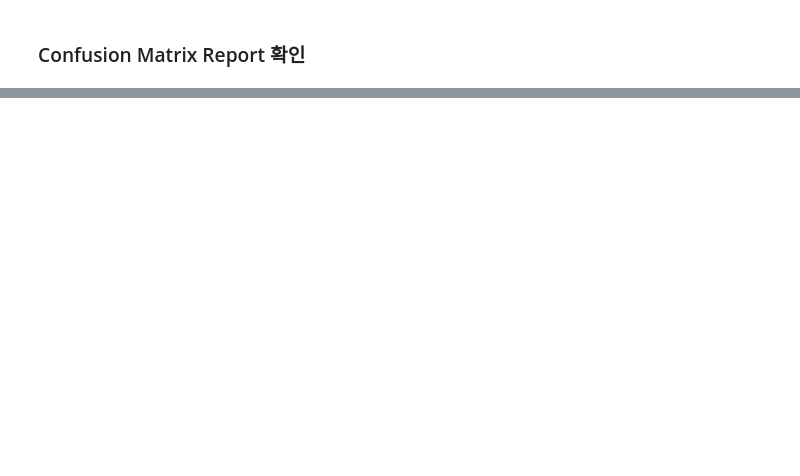
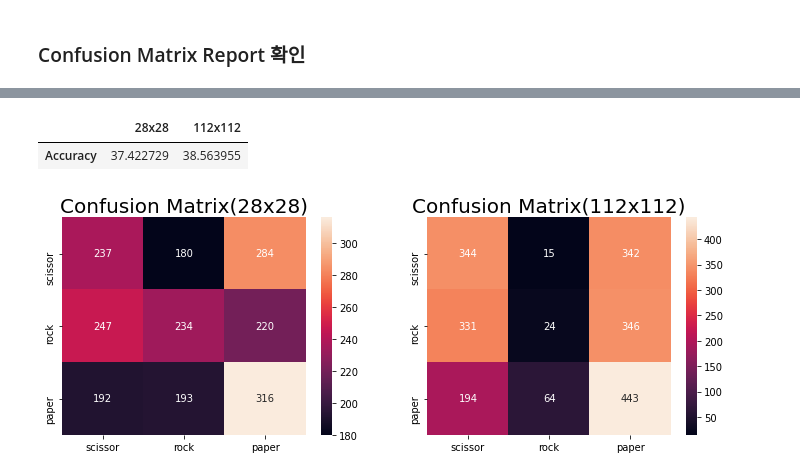
Before and after one commit to gjustin40/AIFFEL-Project, a Jupyter notebook: Node-Project1-Rock_Scissor_Paper.ipynb, the cells around one changed output, grey strips where cells are left out. Saved outputs shown, nothing was run; the diff lists cells and outputs as text; code cells hidden in the pictures; blank space fills up the shorter version.

```diff
--- a/Node-Project1-Rock_Scissor_Paper.ipynb
+++ b/Node-Project1-Rock_Scissor_Paper.ipynb
@@ -881,20 +354,0 @@ print(f'Test directory : {test_dir}')
-# %%
-train_image_list, train_label_list = [], []
-for train_name in train_list:
-    train_dir = os.path.join(base_dir, train_name)
-    train, label = load_data(train_dir, target_size=(28,28))
-    train_image_list.append(train)
-    train_label_list.append(label)
-
-x_train = np.concatenate(train_image_list, axis=0)
-y_train = np.concatenate(train_label_list, axis=0)
-
-test_dir = os.path.join(base_dir, test_dir)
-x_test, y_test = load_data(test_dir, target_size=(28,28))
-
-from sklearn.utils import shuffle
-import numpy as np
-
-
-x_train, y_train = shuffle(x_train, y_train)
-x_test, y_test = shuffle(x_test, y_test)
@@ -963,0 +412,28 @@ ValueError: in user code:
+# %%
+test_loss_resized, test_accuracy_resized = model.evaluate(normed_x_test, y_test, verbose=0)
+pd.DataFrame({'28x28' : (test_accuracy * 100),
+              '112x112' : (test_accuracy_resized * 100)}, index=['Accuracy'])
+# %% [output]
+|  | 28x28 | 112x112 |
+| Accuracy | 37.422729 | 38.563955 |
+# %%
+import seaborn as sns
+y_pred_resized = np.argmax(model.predict(normed_x_test), axis=1)
+
+_confusion_matrix_resized = confusion_matrix(y_test, y_pred_resized)
+df_confusion_resized = pd.DataFrame(_confusion_matrix_resized.numpy(),
+                                    columns=['scissor', 'rock', 'paper'],
+                                    index=['scissor', 'rock', 'paper'])
+
+plt.figure(figsize=(12, 4))
+plt.subplot(1,2,1)
+sns.heatmap(df_confusion, annot=True, fmt='g')
+plt.title('Confusion Matrix(28x28)', fontsize=20)
+
+plt.subplot(1,2,2)
+sns.heatmap(df_confusion_resized, annot=True, fmt='g')
+plt.title('Confusion Matrix(112x112)', fontsize=20)
+
+plt.show()
+# %% [output]
+[figure, added]
```
Also changed, not shown: parts of 61 cells of this notebook.
